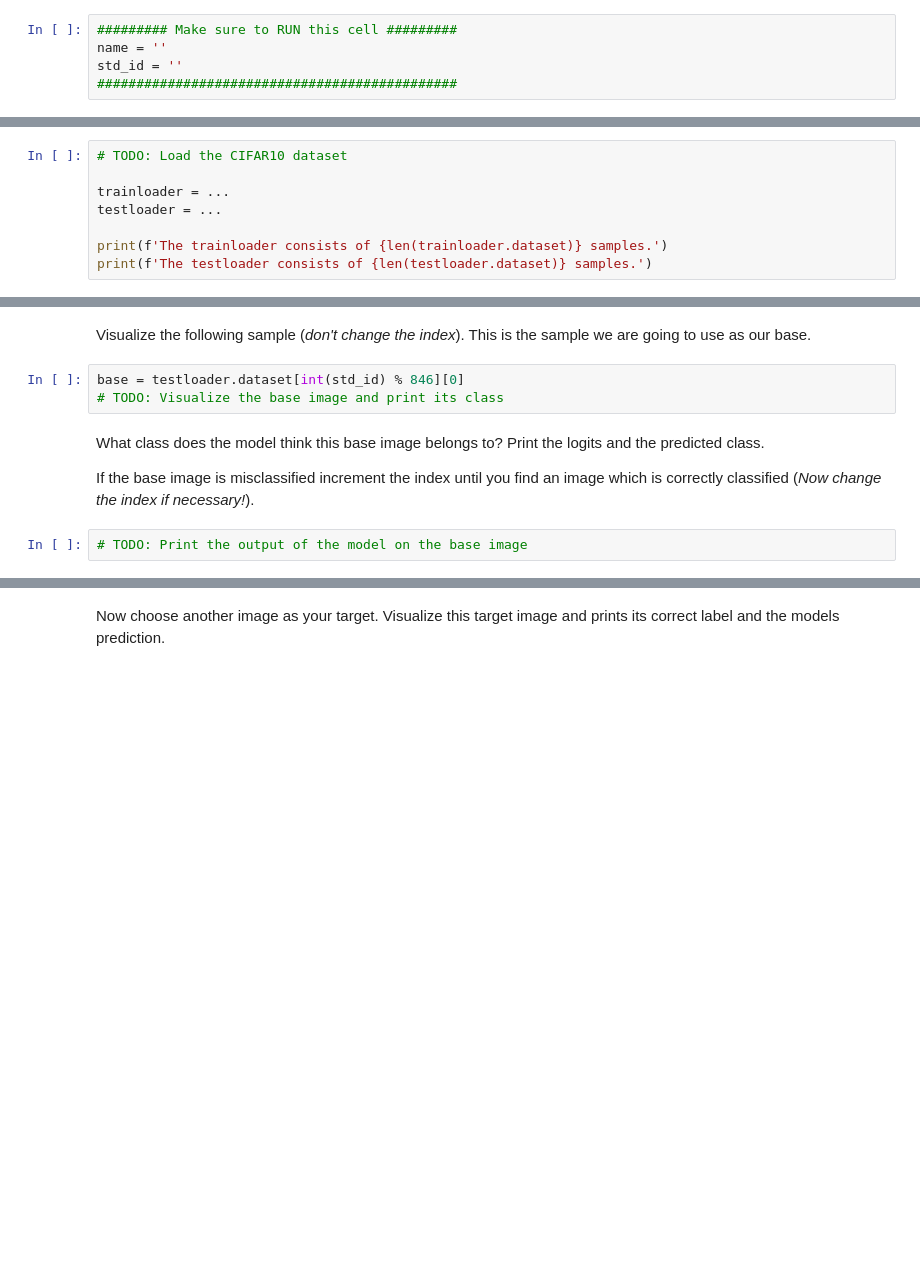
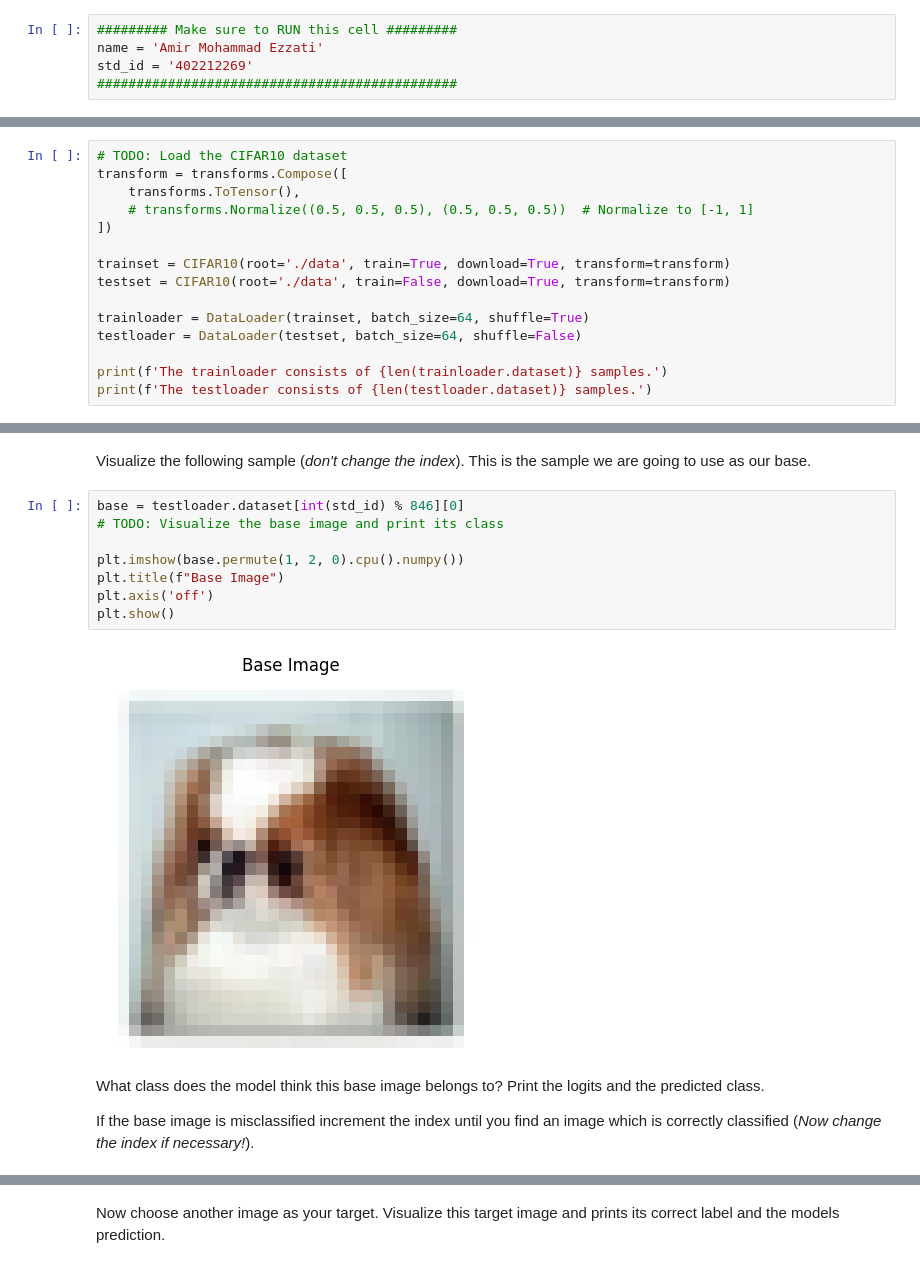
Before and after one commit to amirezzati/spml, a Jupyter notebook: homeworks/hw4/pract/SPML_PHW4_Poisoning.ipynb, the cells around one changed output, grey strips where cells are left out. Saved outputs shown, nothing was run; the diff lists cells and outputs as text; blank space fills up the shorter version.

```diff
--- a/homeworks/hw4/pract/SPML_PHW4_Poisoning.ipynb
+++ b/homeworks/hw4/pract/SPML_PHW4_Poisoning.ipynb
@@ -4,8 +4,8 @@
 It is **strongly recommended** that you read the entire notebook before you start coding as this will help you better understand the tasks and avoid mistakes and redundant implementations.
 # %%
 ######### Make sure to RUN this cell #########
-name = ''
-std_id = ''
+name = 'Amir Mohammad Ezzati'
+std_id = '402212269'
 ##############################################
 # %%
 import numpy as np
@@ -33,9 +41,16 @@ device
 Load the CIFAR10 dataset.
 # %%
 # TODO: Load the CIFAR10 dataset
+transform = transforms.Compose([
+    transforms.ToTensor(),
+    # transforms.Normalize((0.5, 0.5, 0.5), (0.5, 0.5, 0.5))  # Normalize to [-1, 1]
+])
 
-trainloader = ...
-testloader = ...
+trainset = CIFAR10(root='./data', train=True, download=True, transform=transform)
+testset = CIFAR10(root='./data', train=False, download=True, transform=transform)
+
+trainloader = DataLoader(trainset, batch_size=64, shuffle=True)
+testloader = DataLoader(testset, batch_size=64, shuffle=False)
 
 print(f'The trainloader consists of {len(trainloader.dataset)} samples.')
 print(f'The testloader consists of {len(testloader.dataset)} samples.')
@@ -113,10 +236,15 @@ Visualize the following sample (*don't change the index*). This is the sample we
 # %%
 base = testloader.dataset[int(std_id) % 846][0]
 # TODO: Visualize the base image and print its class
+
+plt.imshow(base.permute(1, 2, 0).cpu().numpy())
+plt.title(f"Base Image")
+plt.axis('off')
+plt.show()
+# %% [output]
+[figure, added]
 # %% [markdown]
 What class does the model think this base image belongs to?
 Print the logits and the predicted class.
 
 If the base image is misclassified increment the index until you find an image which is correctly classified (*Now change the index if necessary!*).
-# %%
-# TODO: Print the output of the model on the base image
```
Also changed, not shown: parts of 48 cells of this notebook.
